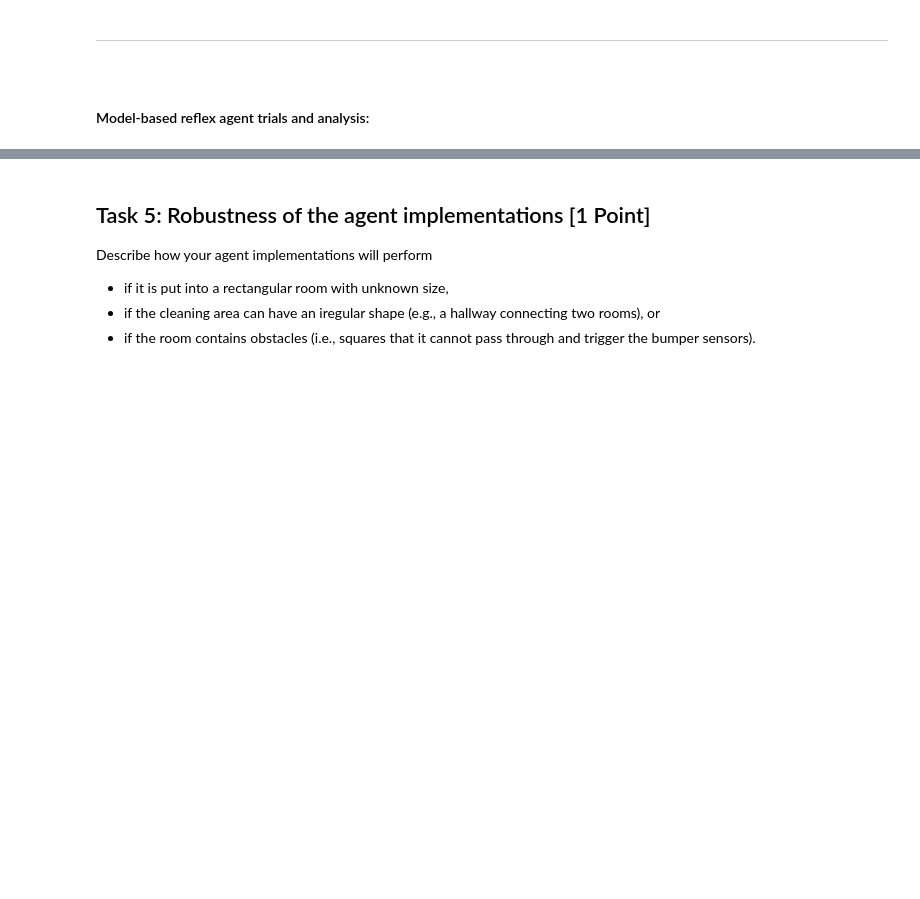
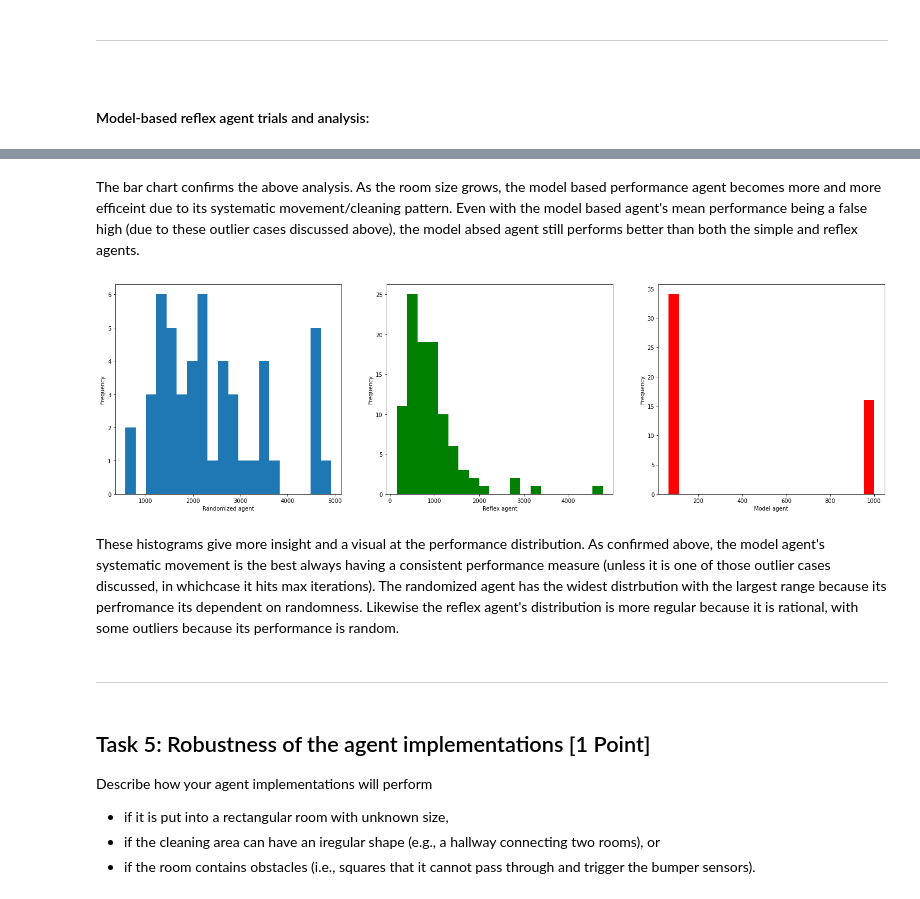
Before and after one commit to babartos/CS7320-AI, a Jupyter notebook: Agents/MBartos simple_randomized_agent.ipynb, the cells around one changed output, grey strips where cells are left out. Saved outputs shown, nothing was run; the diff lists cells and outputs as text; code cells hidden in the pictures; blank space fills up the shorter version.

```diff
--- a/Agents/MBartos simple_randomized_agent.ipynb
+++ b/Agents/MBartos simple_randomized_agent.ipynb
@@ -828,3 +851,31 @@ When looking at the 100x100 room, we can see the benefits of the model-based age
+# %% [markdown]
+The bar chart confirms the above analysis. As the room size grows, the model based performance agent becomes more and more efficeint due to its systematic movement/cleaning pattern. Even with the model based agent's mean performance being a false high (due to these outlier cases discussed above), the model absed agent still performs better than both the simple and reflex agents.
+# %%
+#plot histograms to show distributions:
+plt.subplots(figsize=(25, 7))
+plt.title("histograms")
+plt.subplot(1,3,1)
+plt.hist(randomizedAgent_result_ten, bins = 20)
+plt.xlabel("Randomized agent")
+plt.ylabel("Frequency")
+
+plt.subplot(1,3,2)
+plt.hist(simpleReflex_result_ten, bins = 20, color="green")
+plt.xlabel("Reflex agent")
+plt.ylabel("Frequency")
+
+
+plt.subplot(1,3,3)
+plt.hist(modelBased_result_ten, bins = 20, color="red")
+plt.xlabel("Model agent")
+plt.ylabel("Frequency")
+plt.show()
+# %% [output]
+[figure, added]
+# %% [markdown]
+These histograms give more insight and a visual at the performance distribution. As confirmed above, the model agent's systematic movement is the best always having a consistent performance measure (unless it is one of those outlier cases discussed, in whichcase it hits max iterations). The randomized agent has the widest distrbution with the largest range because its perfromance its dependent on randomness. Likewise the reflex agent's distribution is more regular because it is rational, with some outliers because its performance is random.
+# %% [markdown]
+<hr>
 # %% [markdown]
 ## Task 5: Robustness of the agent implementations [1 Point]
 
```
Also changed, not shown: parts of 20 cells of this notebook, 2 other files.
